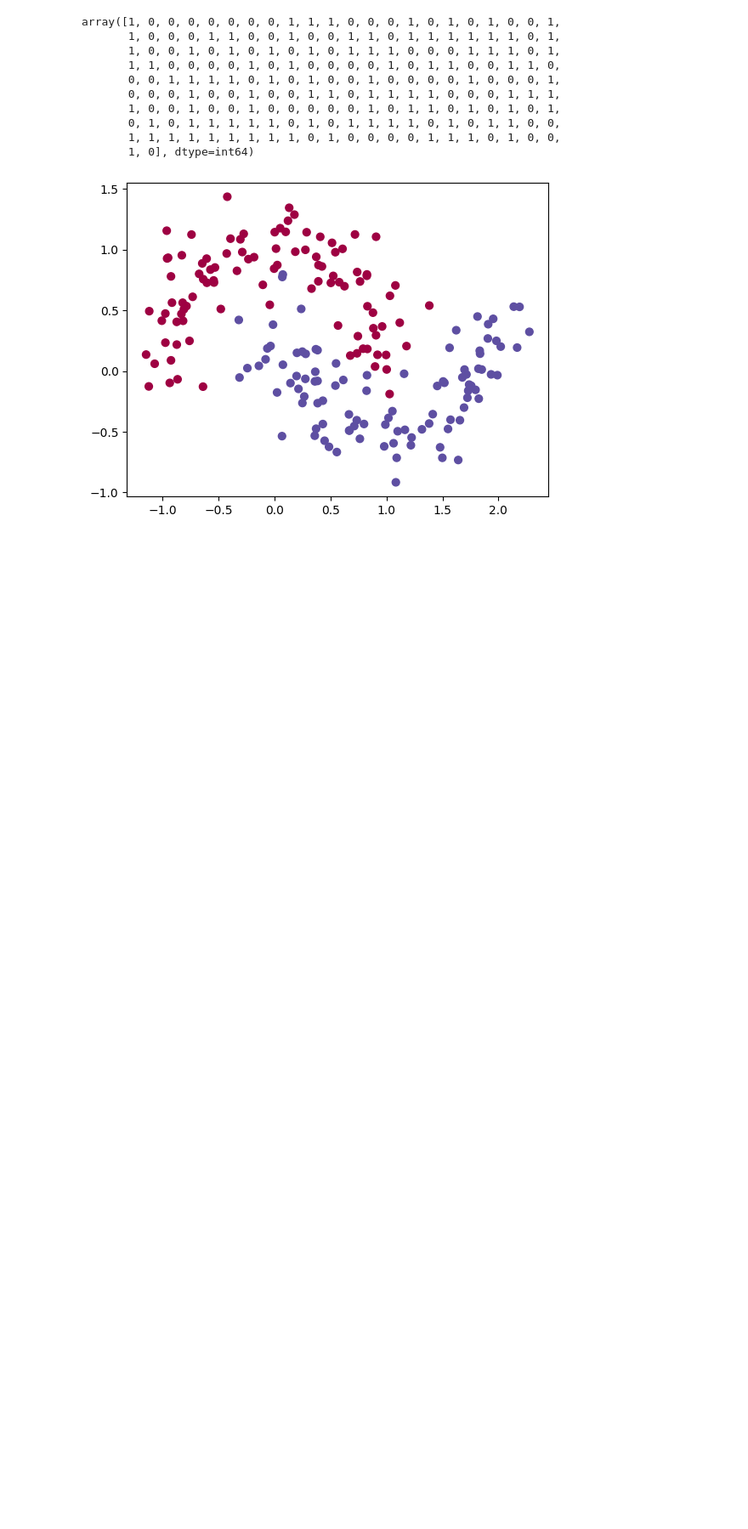
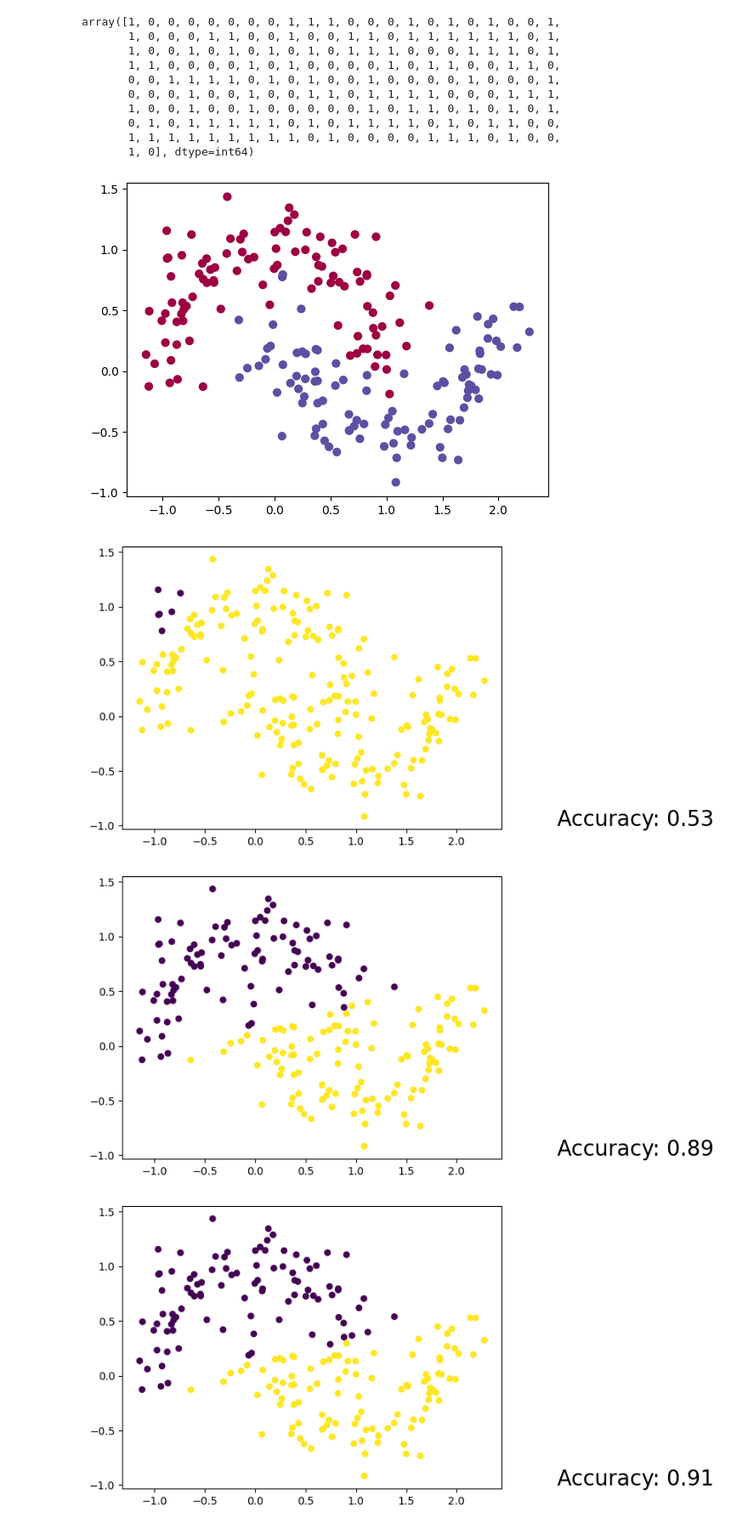
Before and after one commit to tenkara/nn-bc, a Jupyter notebook: 11-visualize/part1.ipynb, the cells around one changed output. Shown at 85% size. Drawn from its saved outputs; the diff is of its cells as text; code cells hidden in the pictures; blank space fills up the shorter version.

Commit message:
plot and visualize NN learning

```diff
--- a/11-visualize/part1.ipynb
+++ b/11-visualize/part1.ipynb
@@ -70,15 +70,24 @@ loss_fn = nn.CrossEntropyLoss()
 # %%
 for epoch in range(10000):
     optimizer.zero_grad()
     output = network(x)
     loss = loss_fn(output, y)
     loss.backward()
     optimizer.step()
 
     if epoch % 1000 == 0:
         # show the learning process
         max_values, prediction = torch.max(output, 1)
         predicted_y = prediction.data.numpy()
         target_y = y.data.numpy()
-        plt.scatter(x.data.numpy[:, 0], x.data.numpy[:, 1], s=40, c=predicted_y, lw=0)
-        print(f"Epoch: {epoch}, Loss: {loss.item()}")
+        plt.scatter(x.data.numpy()[:, 0], x.data.numpy()[:, 1], s=40, c=predicted_y, lw=0)
+        accuracy = (predicted_y == target_y).mean()
+        plt.text(3, -1, f"Accuracy: {accuracy:.2f}", fontdict={"size": 20})
+        plt.pause(0.1)
+
+plt.ioff()
+plt.show()
+# %% [output]
+[figure, added]
+[figure, added]
+[figure, added]
```
Also changed, not shown: parts of 1 cell of this notebook.
